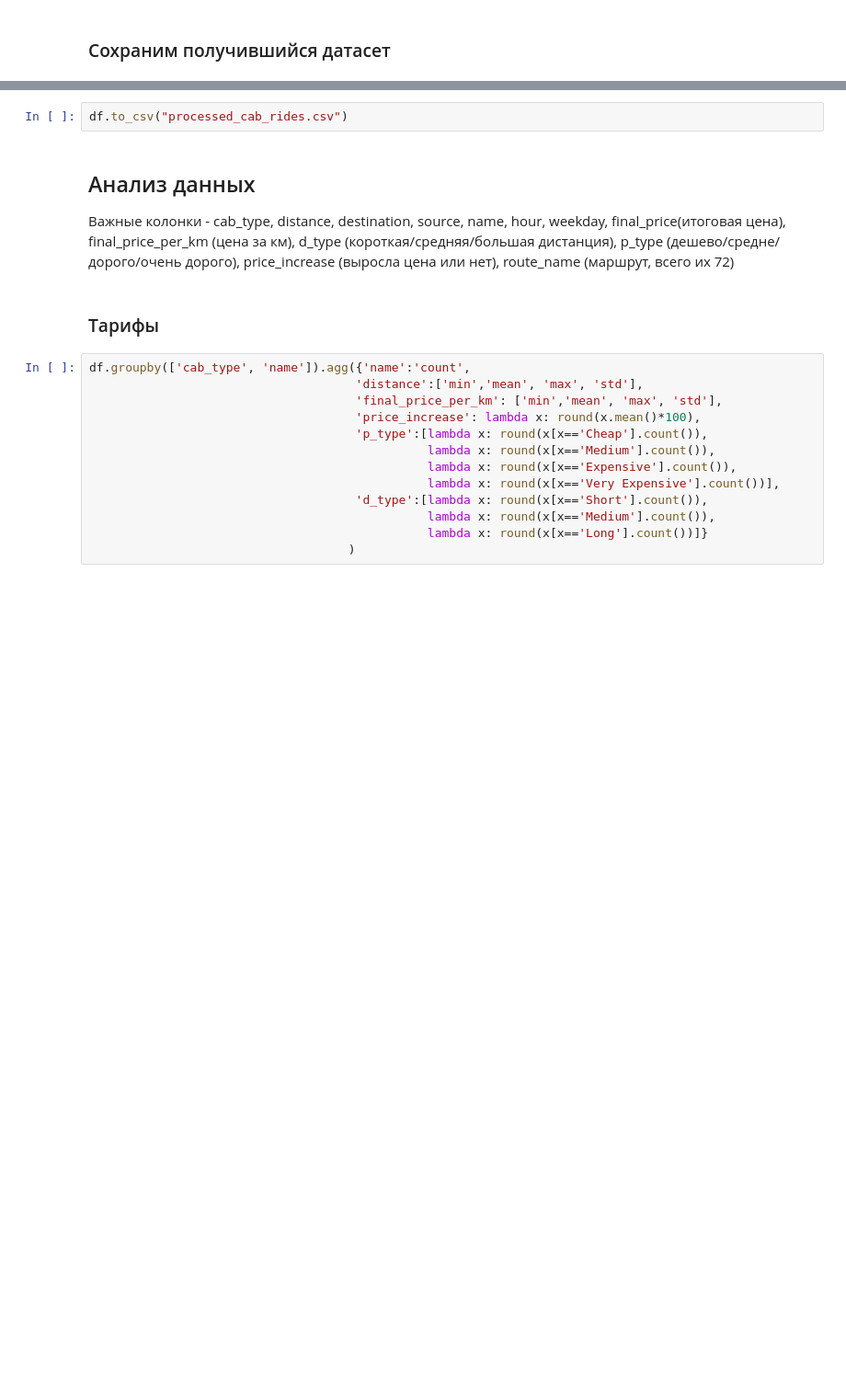
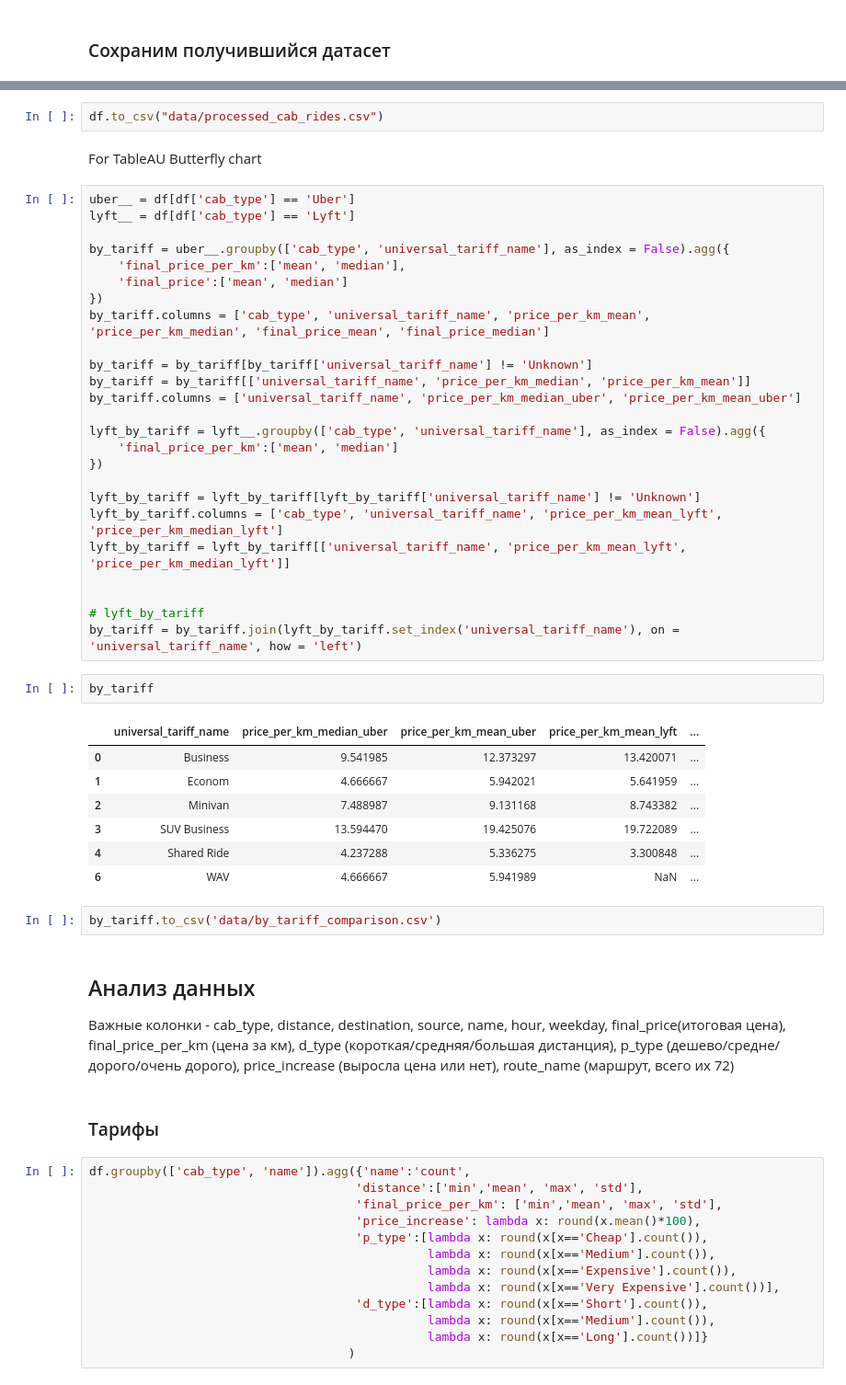
Before and after one commit to ivan-analytics/TP-Data-Analytics, a Jupyter notebook: uber-analysis/Seminar_group_4_Uaman.ipynb, the cells around one changed output, grey strips where cells are left out. Shown: that part at 92% size. Saved outputs shown, nothing was run; the diff lists cells and outputs as text; blank space fills up the shorter version.

```diff
--- a/uber-analysis/Seminar_group_4_Uaman.ipynb
+++ b/uber-analysis/Seminar_group_4_Uaman.ipynb
@@ -320,7 +464,46 @@ df.head()
 | 3 | 0.44 | Lyft | 1543553582749 | North Station | Haymarket Square | 26.0 | 1.0 | c2d88af2-d278-4bfd-a8d0-29ca77cc5512 | lyft_luxsuv | ... |
 | 4 | 0.44 | Lyft | 1543463360223 | North Station | Haymarket Square | 9.0 | 1.0 | e0126e1f-8ca9-4f2e-82b3-50505a09db9a | lyft_plus | ... |
 # %%
-df.to_csv("processed_cab_rides.csv")
+df.to_csv("data/processed_cab_rides.csv")
+# %% [markdown]
+For TableAU Butterfly chart
+# %%
+uber__ = df[df['cab_type'] == 'Uber']
+lyft__ = df[df['cab_type'] == 'Lyft']
+
+by_tariff = uber__.groupby(['cab_type', 'universal_tariff_name'], as_index = False).agg({
+    'final_price_per_km':['mean', 'median'],
+    'final_price':['mean', 'median']
+})
+by_tariff.columns = ['cab_type', 'universal_tariff_name', 'price_per_km_mean', 'price_per_km_median', 'final_price_mean', 'final_price_median']
+
+by_tariff = by_tariff[by_tariff['universal_tariff_name'] != 'Unknown']
+by_tariff = by_tariff[['universal_tariff_name', 'price_per_km_median', 'price_per_km_mean']]
+by_tariff.columns = ['universal_tariff_name', 'price_per_km_median_uber', 'price_per_km_mean_uber']
+
+lyft_by_tariff = lyft__.groupby(['cab_type', 'universal_tariff_name'], as_index = False).agg({
+    'final_price_per_km':['mean', 'median']
+})
+
+lyft_by_tariff = lyft_by_tariff[lyft_by_tariff['universal_tariff_name'] != 'Unknown']
+lyft_by_tariff.columns = ['cab_type', 'universal_tariff_name', 'price_per_km_mean_lyft', 'price_per_km_median_lyft']
+lyft_by_tariff = lyft_by_tariff[['universal_tariff_name', 'price_per_km_mean_lyft', 'price_per_km_median_lyft']]
+
+
+# lyft_by_tariff
+by_tariff = by_tariff.join(lyft_by_tariff.set_index('universal_tariff_name'), on = 'universal_tariff_name', how = 'left')
+# %%
+by_tariff
+# %% [output]
+|  | universal_tariff_name | price_per_km_median_uber | price_per_km_mean_uber | price_per_km_mean_lyft | ... |
+| 0 | Business | 9.541985 | 12.373297 | 13.420071 | ... |
+| 1 | Econom | 4.666667 | 5.942021 | 5.641959 | ... |
+| 2 | Minivan | 7.488987 | 9.131168 | 8.743382 | ... |
+| 3 | SUV Business | 13.594470 | 19.425076 | 19.722089 | ... |
+| 4 | Shared Ride | 4.237288 | 5.336275 | 3.300848 | ... |
+| 6 | WAV | 4.666667 | 5.941989 | NaN | ... |
+# %%
+by_tariff.to_csv('data/by_tariff_comparison.csv')
 # %% [markdown]
 ## Анализ данных
 Важные колонки - cab_type, distance, destination, source, name, hour, weekday, final_price(итоговая цена), final_price_per_km (цена за км), d_type (короткая/средняя/большая дистанция), p_type (дешево/средне/дорого/очень дорого), price_increase (выросла цена или нет), route_name (маршрут, всего их 72)
```
Also changed, not shown: parts of 25 cells of this notebook, 1 other file.
